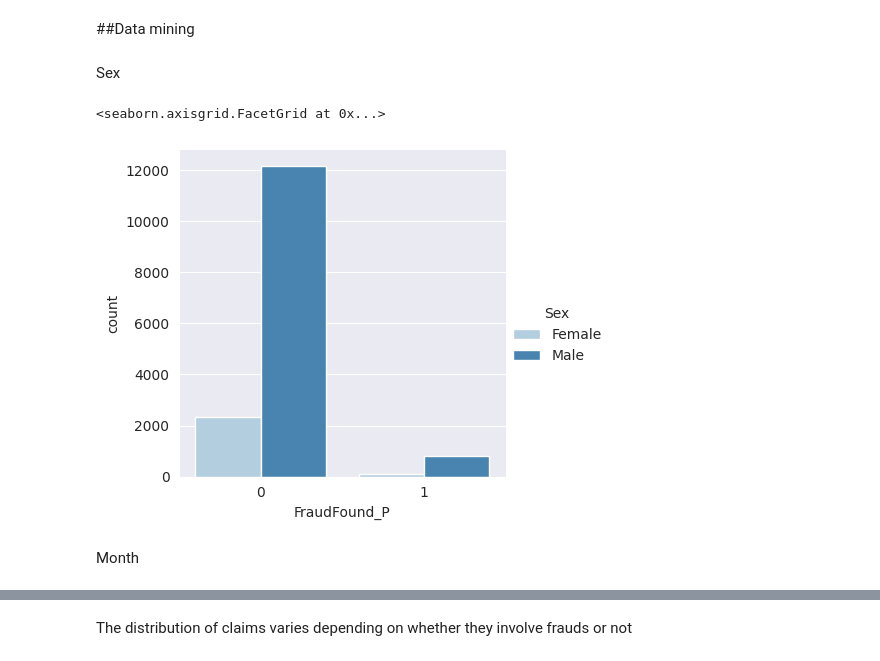
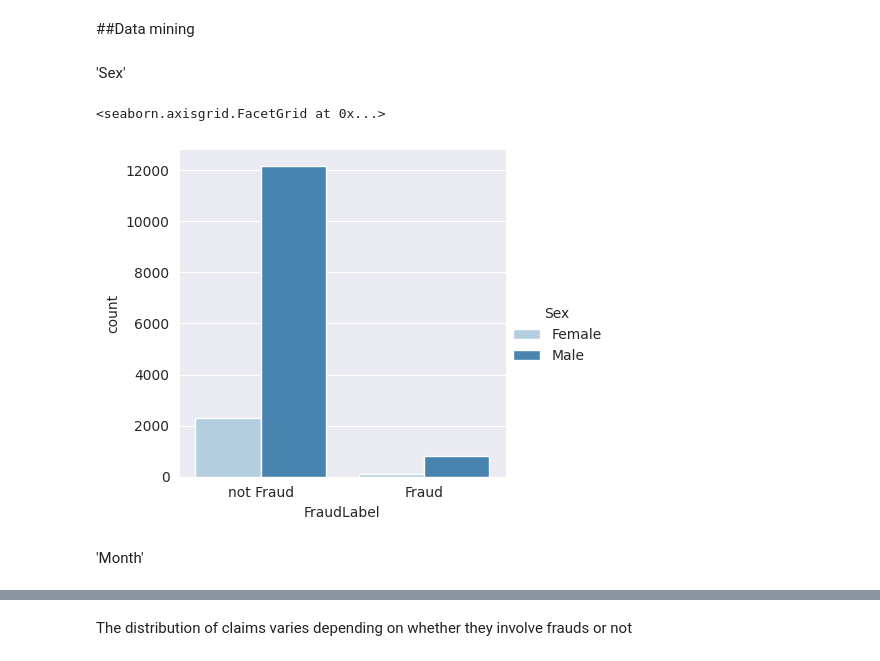
Before and after one commit to aziegert/Vehicle_Insurance_Claim_Fraud_Detection, a Jupyter notebook: Vehicle_Insurance_Claim_Fraud_Detection_v2.ipynb, the cells around one changed output, grey strips where cells are left out. Drawn from its saved outputs; the diff is of its cells as text; code cells hidden in the pictures.

```diff
--- a/Vehicle_Insurance_Claim_Fraud_Detection_v2.ipynb
+++ b/Vehicle_Insurance_Claim_Fraud_Detection_v2.ipynb
@@ -150,16 +148,18 @@ df.FraudFound_P.value_counts()
 Name: FraudFound_P, dtype: int64
 # %% [markdown]
 ##Data mining
-# %% [markdown]
-Sex
+# %% [markdown]
+'Sex'
 # %%
-sns.catplot(data=df, x='FraudFound_P', hue='Sex', kind='count',
+df['FraudLabel'] = df['FraudFound_P'].map({0: 'not Fraud', 1: 'Fraud'})
+
+sns.catplot(data=df, x='FraudLabel', hue='Sex', kind='count',
             palette='Blues', height=4, aspect=1.1)
 # %% [output]
 <seaborn.axisgrid.FacetGrid at 0x...>
-[figure, old version]
+[figure, new version]
-# %% [markdown]
-Month
+# %% [markdown]
+'Month'
 # %%
 month_order = ['Jan', 'Feb', 'Mar', 'Apr', 'May', 'Jun', 'Jul', 'Aug', 'Sep', 'Oct', 'Nov', 'Dec']
 
```
Also changed, not shown: parts of 75 cells of this notebook.
